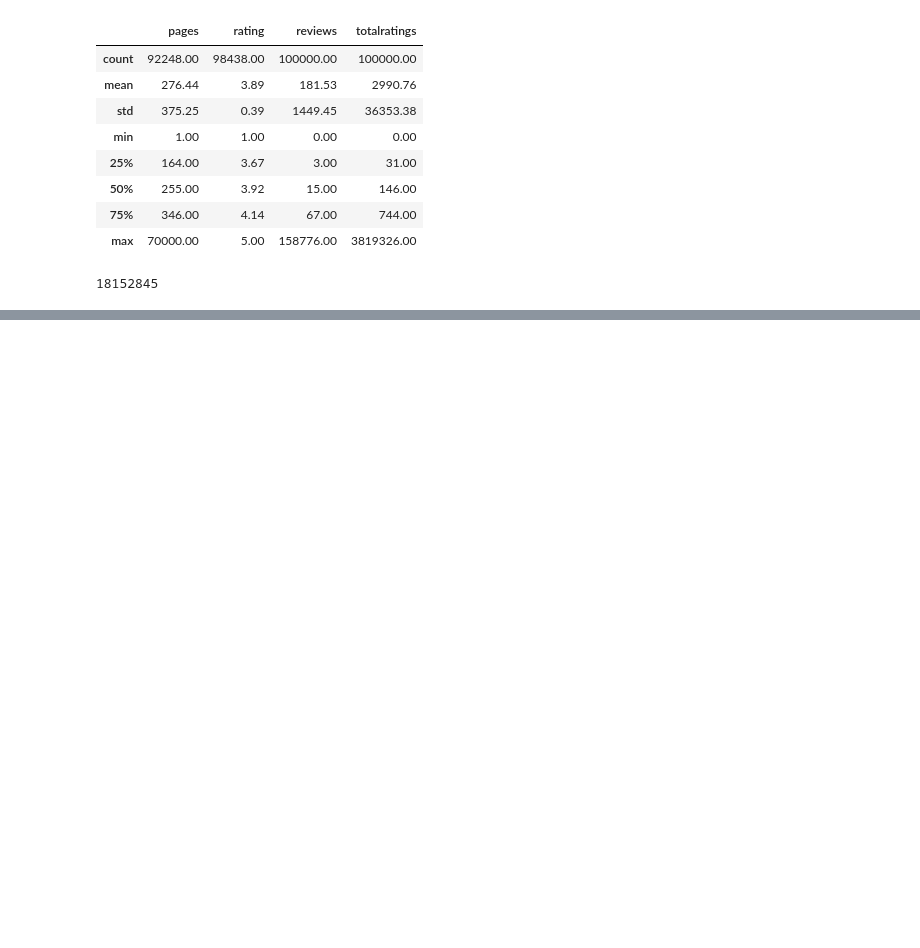
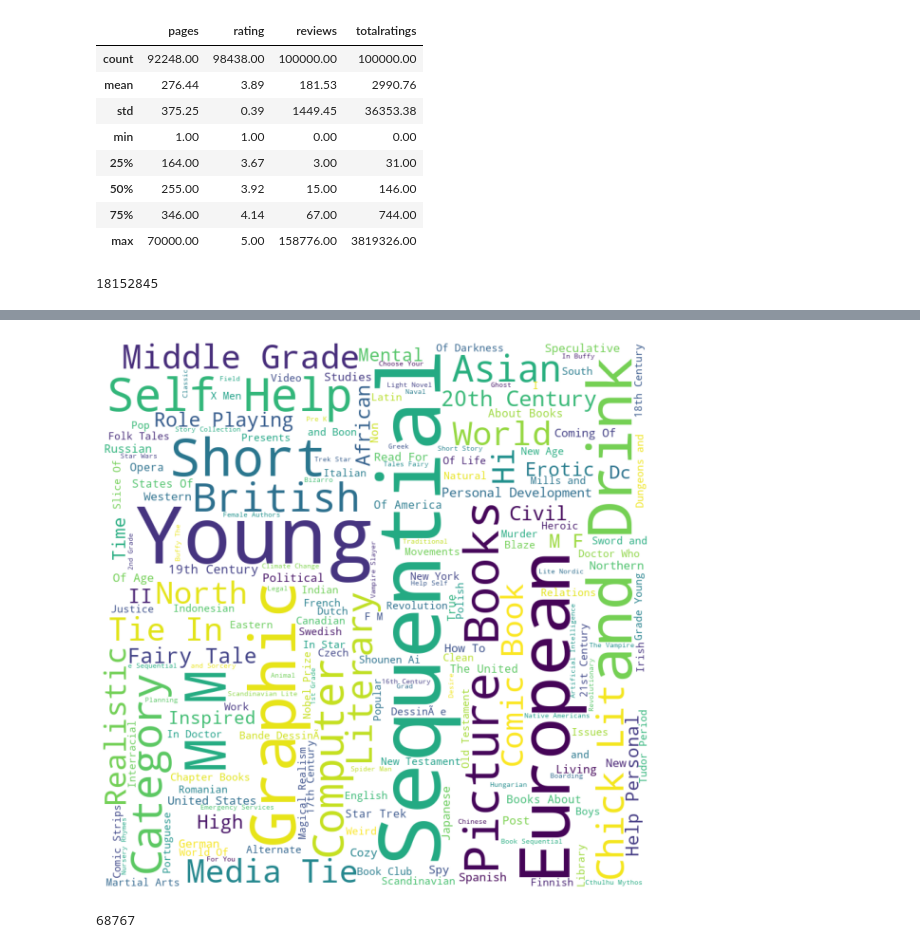
Before and after one commit to RitaPeixoto/FEUP-PRI, a Jupyter notebook: descriptive_analysis.ipynb, the cells around one changed output, grey strips where cells are left out. Drawn from its saved outputs; the diff is of its cells as text; code cells hidden in the pictures; blank space fills up the shorter version.

```diff
--- a/descriptive_analysis.ipynb
+++ b/descriptive_analysis.ipynb
@@ -331,0 +338,28 @@ sum
+# %%
+comment_words = ''
+
+g_df = df.loc[~df['genre'].isnull()]
+for _, row in g_df.iterrows():
+    genre_list = row['genre'].split(',')
+    for g in genre_list:
+        g.replace(" ", "")
+    comment_words += " ".join(genre_list) + " "
+
+wordcloud = WordCloud(width = 800, height = 800,
+                background_color ='white',
+                stopwords = genres.keys(),
+                min_font_size = 10).generate(comment_words)
+
+# plot the WordCloud image
+plt.figure(figsize = (8, 8), facecolor = None)
+plt.imshow(wordcloud)
+plt.axis("off")
+plt.tight_layout(pad = 0)
+
+plt.show()
+# %% [output]
+[figure, added]
+# %%
+len(df.author.unique())
+# %% [output]
+68767
```
Also changed, not shown: parts of 2 cells of this notebook, 10 other files.
